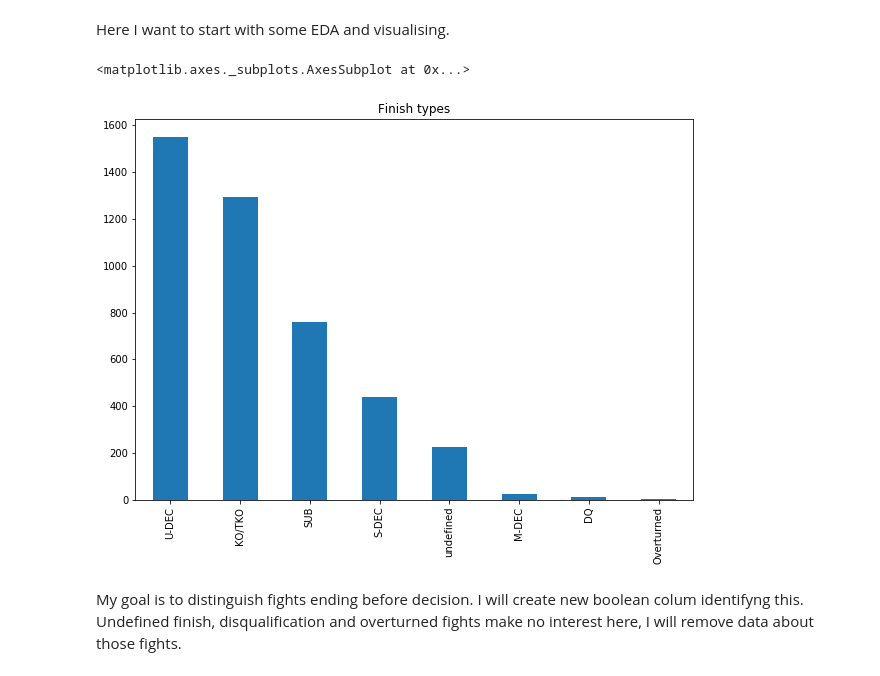
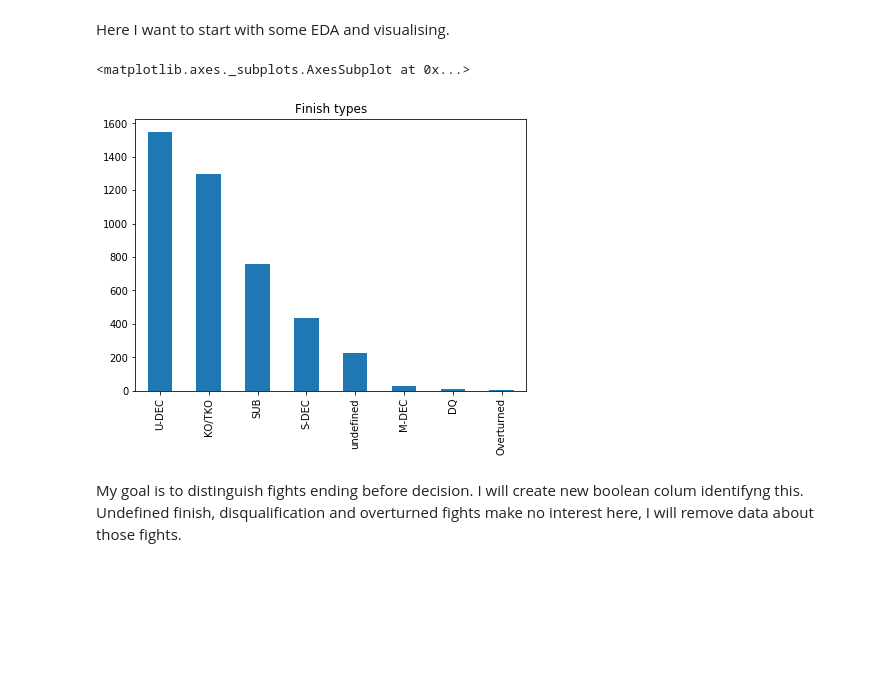
Before and after one commit to vvvvvvasena/UFC, a Jupyter notebook: How to make money watching UFC.ipynb, the cells around one changed output. Drawn from its saved outputs; the diff is of its cells as text; code cells hidden in the pictures; blank space fills up the shorter version.

```diff
--- a/How to make money watching UFC.ipynb
+++ b/How to make money watching UFC.ipynb
@@ -470,12 +501,12 @@ Speaking of which. I am not a fan of bouts ending with decision. I love knockoun
 # %% [markdown]
 Here I want to start with some EDA and visualising.
 # %%
-pylab.figure(figsize=(10, 7))
+pylab.figure(figsize=(7, 5))
 plt.title('Finish types')
 df['finish'].value_counts().plot(kind='bar')
 # %% [output]
 <matplotlib.axes._subplots.AxesSubplot at 0x...>
-[figure, old version]
+[figure, new version]
 # %% [markdown]
 My goal is to distinguish fights ending before decision. I will create new boolean colum identifyng this. Undefined finish, disqualification and overturned fights make no interest here, I will remove data about those fights.
 # %%
```
Also changed, not shown: parts of 9 cells of this notebook.
